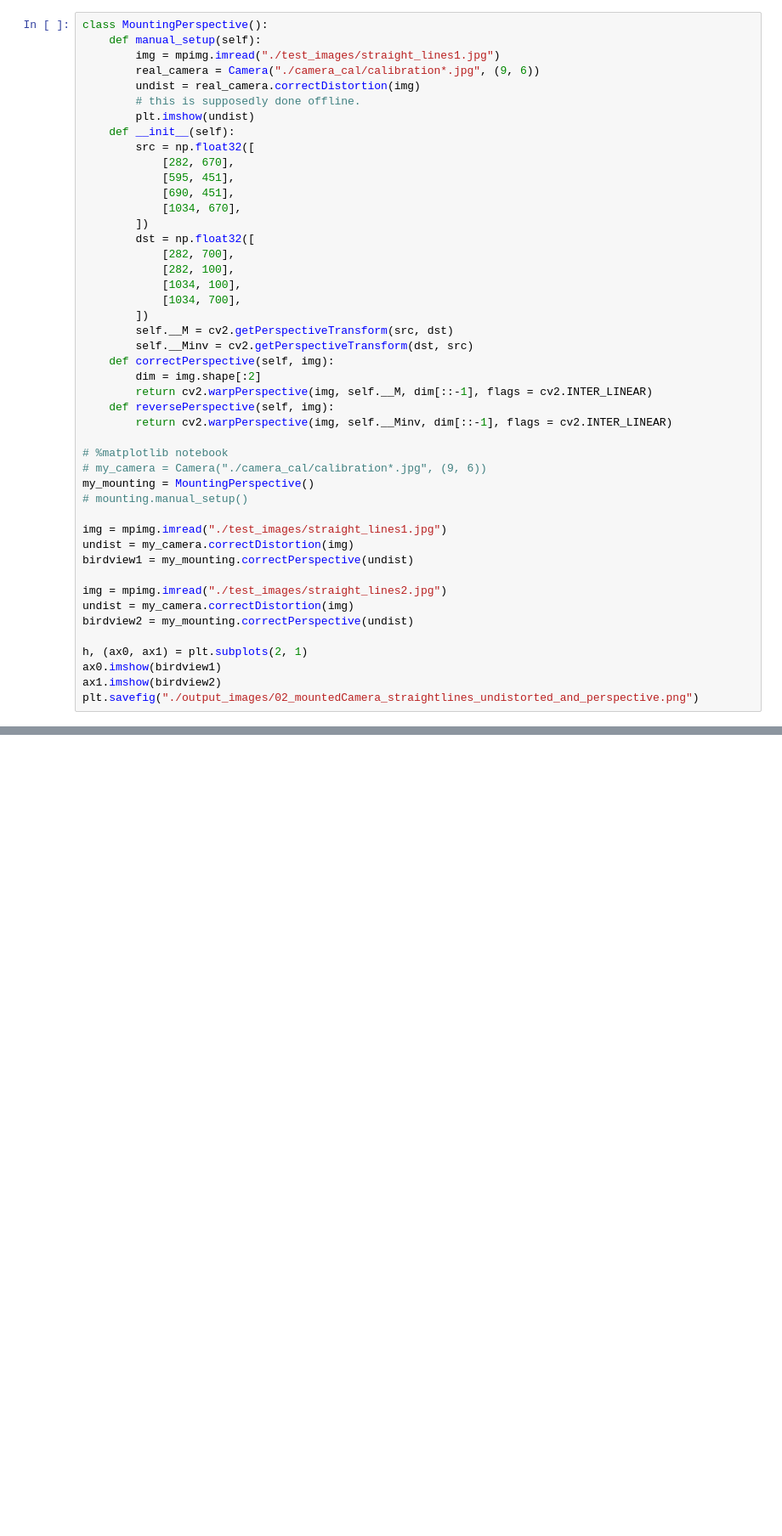
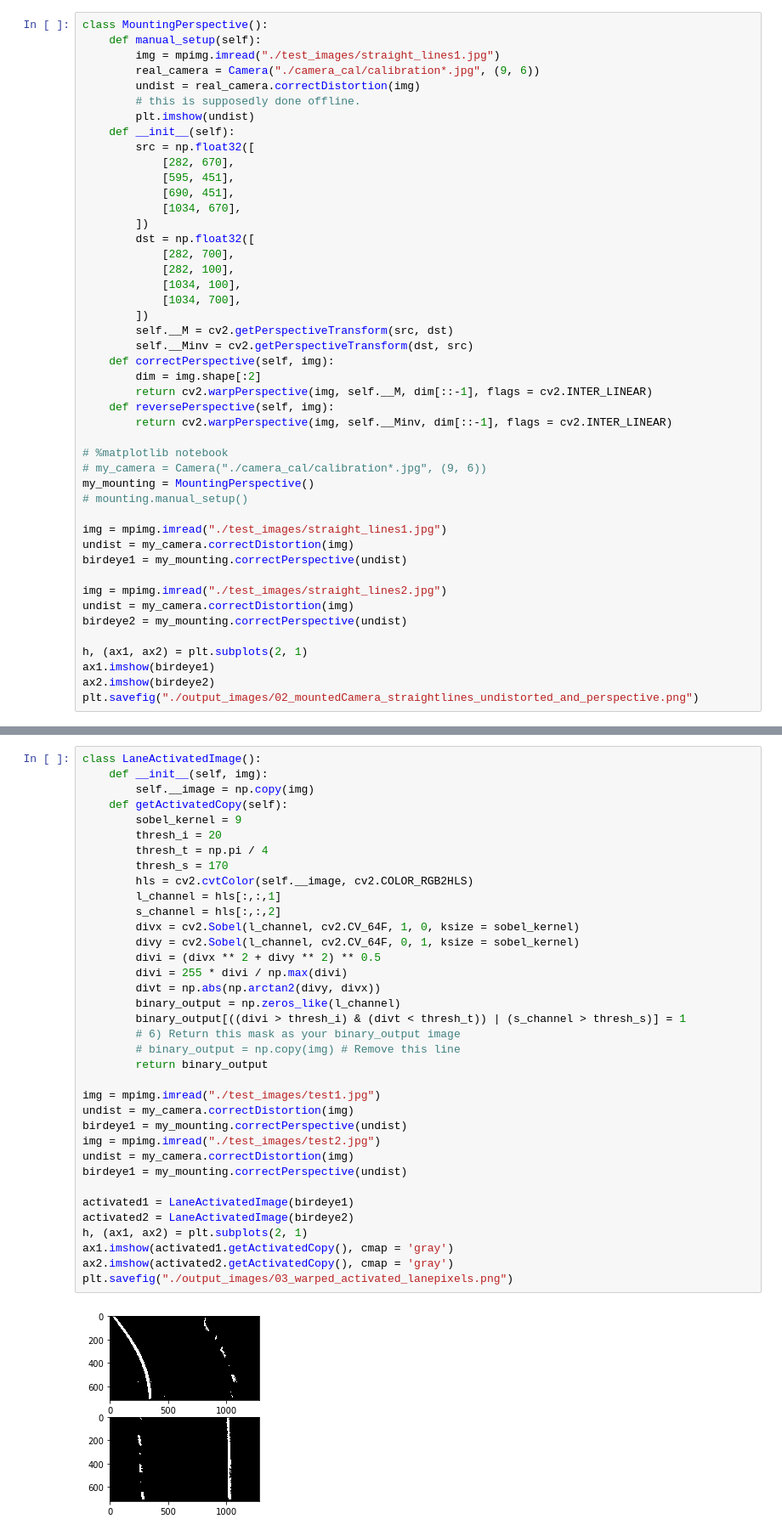
Before and after one commit to jien-cao/udacity_av, a Jupyter notebook: CarND-Advanced-Lane-Lines-master/project2.ipynb, the cells around one changed output, grey strips where cells are left out. Shown: that part at 85% size. Saved outputs shown, nothing was run; the diff lists cells and outputs as text; blank space fills up the shorter version.

Commit message:
up to binary mask step

```diff
--- a/CarND-Advanced-Lane-Lines-master/project2.ipynb
+++ b/CarND-Advanced-Lane-Lines-master/project2.ipynb
@@ -80,15 +80,53 @@ my_mounting = MountingPerspective()
 
 img = mpimg.imread("./test_images/straight_lines1.jpg")
 undist = my_camera.correctDistortion(img)
-birdview1 = my_mounting.correctPerspective(undist)
+birdeye1 = my_mounting.correctPerspective(undist)
 
 img = mpimg.imread("./test_images/straight_lines2.jpg")
 undist = my_camera.correctDistortion(img)
-birdview2 = my_mounting.correctPerspective(undist)
+birdeye2 = my_mounting.correctPerspective(undist)
 
-h, (ax0, ax1) = plt.subplots(2, 1)
-ax0.imshow(birdview1)
-ax1.imshow(birdview2)
+h, (ax1, ax2) = plt.subplots(2, 1)
+ax1.imshow(birdeye1)
+ax2.imshow(birdeye2)
 plt.savefig("./output_images/02_mountedCamera_straightlines_undistorted_and_perspective.png")
 # %% [output]
 [figure]
+# %%
+class LaneActivatedImage():
+    def __init__(self, img):
+        self.__image = np.copy(img)
+    def getActivatedCopy(self):
+        sobel_kernel = 9
+        thresh_i = 20
+        thresh_t = np.pi / 4
+        thresh_s = 170
+        hls = cv2.cvtColor(self.__image, cv2.COLOR_RGB2HLS)
+        l_channel = hls[:,:,1]
+        s_channel = hls[:,:,2]
+        divx = cv2.Sobel(l_channel, cv2.CV_64F, 1, 0, ksize = sobel_kernel)
+        divy = cv2.Sobel(l_channel, cv2.CV_64F, 0, 1, ksize = sobel_kernel)
+        divi = (divx ** 2 + divy ** 2) ** 0.5
+        divi = 255 * divi / np.max(divi)
+        divt = np.abs(np.arctan2(divy, divx))
+        binary_output = np.zeros_like(l_channel)
+        binary_output[((divi > thresh_i) & (divt < thresh_t)) | (s_channel > thresh_s)] = 1
+        # 6) Return this mask as your binary_output image
+        # binary_output = np.copy(img) # Remove this line
+        return binary_output
+
+img = mpimg.imread("./test_images/test1.jpg")
+undist = my_camera.correctDistortion(img)
+birdeye1 = my_mounting.correctPerspective(undist)
+img = mpimg.imread("./test_images/test2.jpg")
+undist = my_camera.correctDistortion(img)
+birdeye1 = my_mounting.correctPerspective(undist)
+
+activated1 = LaneActivatedImage(birdeye1)
+activated2 = LaneActivatedImage(birdeye2)
+h, (ax1, ax2) = plt.subplots(2, 1)
+ax1.imshow(activated1.getActivatedCopy(), cmap = 'gray')
+ax2.imshow(activated2.getActivatedCopy(), cmap = 'gray')
+plt.savefig("./output_images/03_warped_activated_lanepixels.png")
+# %% [output]
+[figure, added]
```
Also changed, not shown: parts of 1 cell of this notebook, 2 other files.
